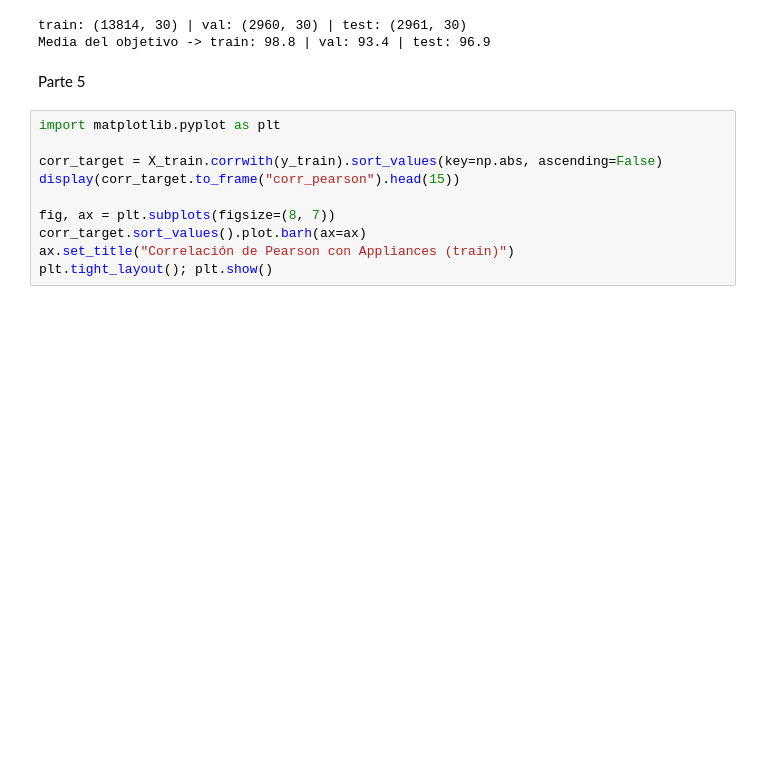
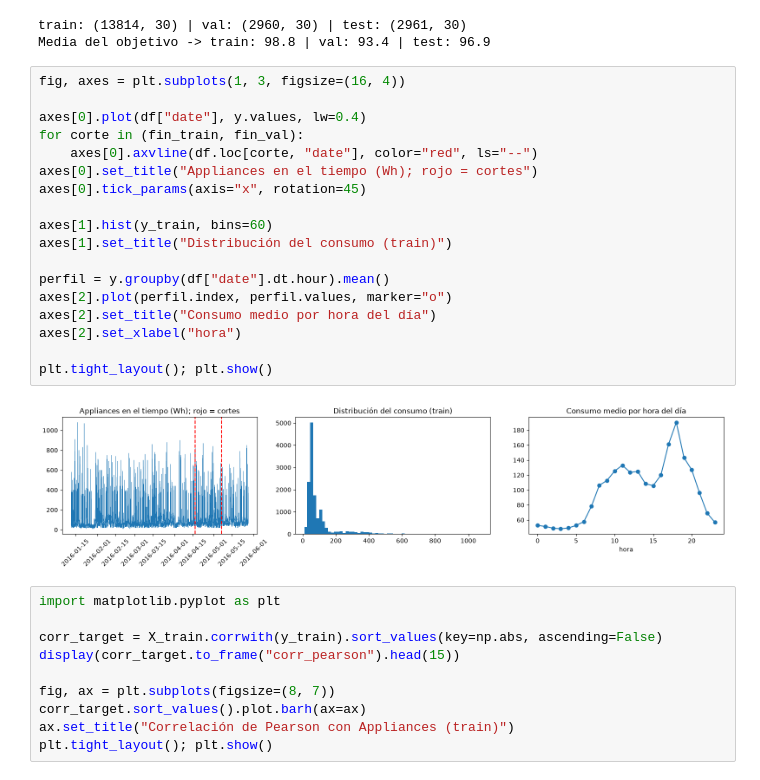
Before and after one commit to milagrosidiarte/clases_ds_ia, a Jupyter notebook: LABORATORIOS/SeleccionDeVariables/Consigna1.ipynb, the cells around one changed output. Cells and saved outputs as stored; diff of their text form; blank space fills up the shorter version.

```diff
--- a/LABORATORIOS/SeleccionDeVariables/Consigna1.ipynb
+++ b/LABORATORIOS/SeleccionDeVariables/Consigna1.ipynb
@@ -101,8 +99,26 @@ print("Media del objetivo -> train: %.1f | val: %.1f | test: %.1f" % (y_train.me
 # %% [output]
 train: (13814, 30) | val: (2960, 30) | test: (2961, 30)
 Media del objetivo -> train: 98.8 | val: 93.4 | test: 96.9
-# %% [markdown]
-Parte 5
+# %%
+fig, axes = plt.subplots(1, 3, figsize=(16, 4))
+
+axes[0].plot(df["date"], y.values, lw=0.4)
+for corte in (fin_train, fin_val):
+    axes[0].axvline(df.loc[corte, "date"], color="red", ls="--")
+axes[0].set_title("Appliances en el tiempo (Wh); rojo = cortes")
+axes[0].tick_params(axis="x", rotation=45)
+
+axes[1].hist(y_train, bins=60)
+axes[1].set_title("Distribución del consumo (train)")
+
+perfil = y.groupby(df["date"].dt.hour).mean()
+axes[2].plot(perfil.index, perfil.values, marker="o")
+axes[2].set_title("Consumo medio por hora del día")
+axes[2].set_xlabel("hora")
+
+plt.tight_layout(); plt.show()
+# %% [output]
+[figure, added]
 # %%
 import matplotlib.pyplot as plt
 
```
Also changed, not shown: parts of 8 cells of this notebook, 1 other file.
